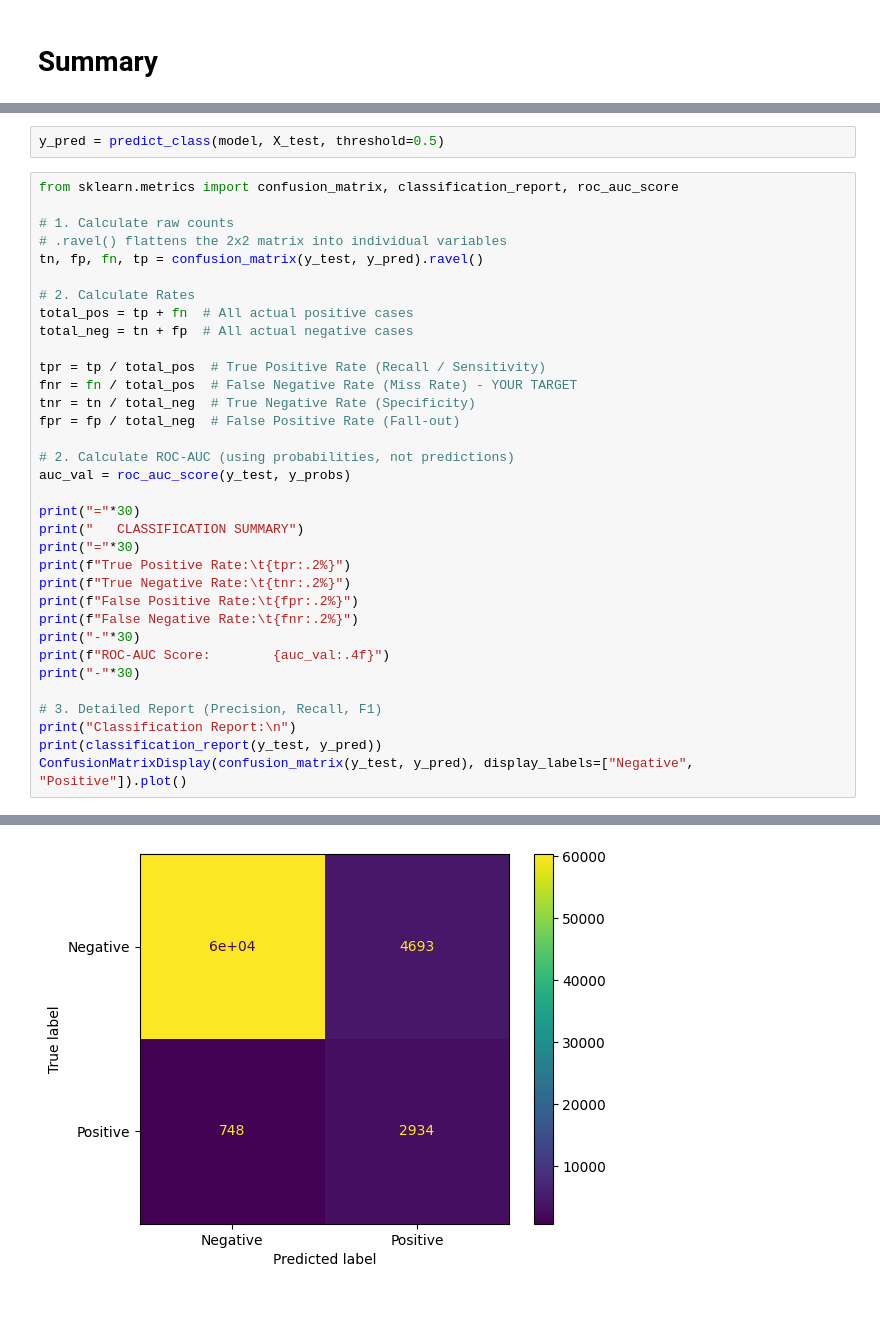
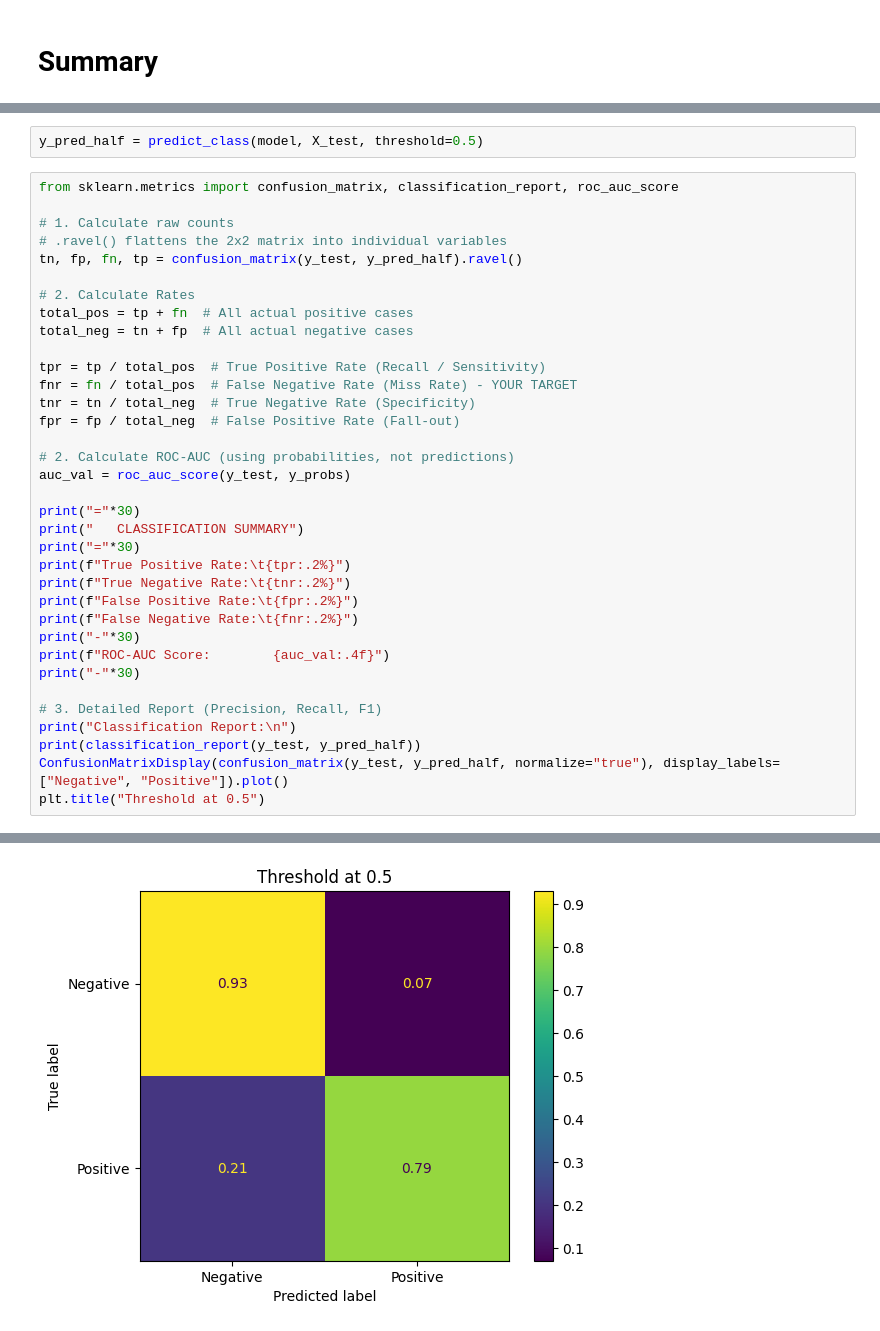
Before and after one commit to imaxseb/hackathon-covid, a Jupyter notebook: model_lightgbm.ipynb, the cells around one changed output, grey strips where cells are left out. Drawn from its saved outputs; the diff is of its cells as text; blank space fills up the shorter version.

Commit message:
Updates to LightGBM model. Adding LightGBM slide.

```diff
--- a/model_lightgbm.ipynb
+++ b/model_lightgbm.ipynb
@@ -363,11 +402,11 @@ weighted avg       0.95      0.86      0.90     68739
 # %%
-y_pred = predict_class(model, X_test, threshold=0.5)
+y_pred_half = predict_class(model, X_test, threshold=0.5)
 # %%
 from sklearn.metrics import confusion_matrix, classification_report, roc_auc_score
 
 # 1. Calculate raw counts
 # .ravel() flattens the 2x2 matrix into individual variables
-tn, fp, fn, tp = confusion_matrix(y_test, y_pred).ravel()
+tn, fp, fn, tp = confusion_matrix(y_test, y_pred_half).ravel()
 
 # 2. Calculate Rates
 total_pos = tp + fn  # All actual positive cases
@@ -394,8 +433,9 @@ print("-"*30)
 
 # 3. Detailed Report (Precision, Recall, F1)
 print("Classification Report:\n")
-print(classification_report(y_test, y_pred))
-ConfusionMatrixDisplay(confusion_matrix(y_test, y_pred), display_labels=["Negative", "Positive"]).plot()
+print(classification_report(y_test, y_pred_half))
+ConfusionMatrixDisplay(confusion_matrix(y_test, y_pred_half, normalize="true"), display_labels=["Negative", "Positive"]).plot()
+plt.title("Threshold at 0.5")
 # %% [output]
 ==============================
    CLASSIFICATION SUMMARY
@@ -421 +461 @@ weighted avg       0.96      0.92      0.93     68739
-[figure, old version]
+[figure, new version]
```
Also changed, not shown: parts of 12 cells of this notebook, 1 other file.
